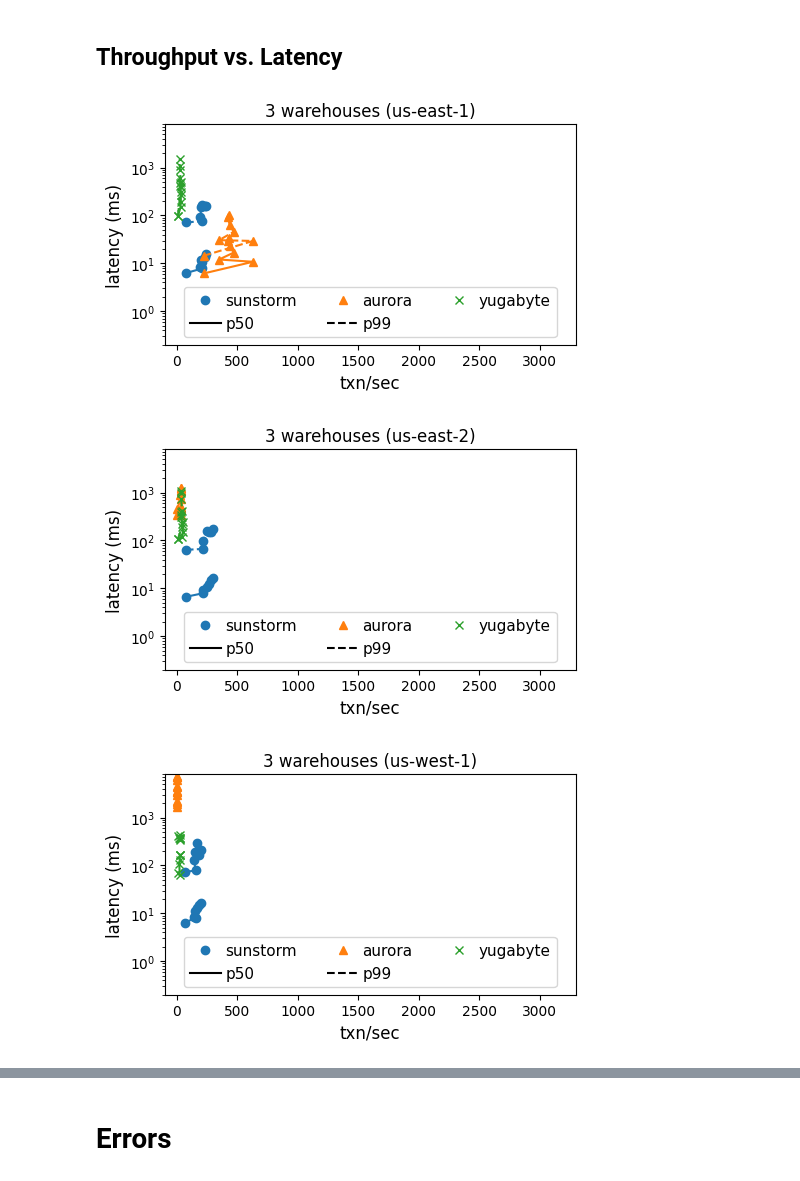
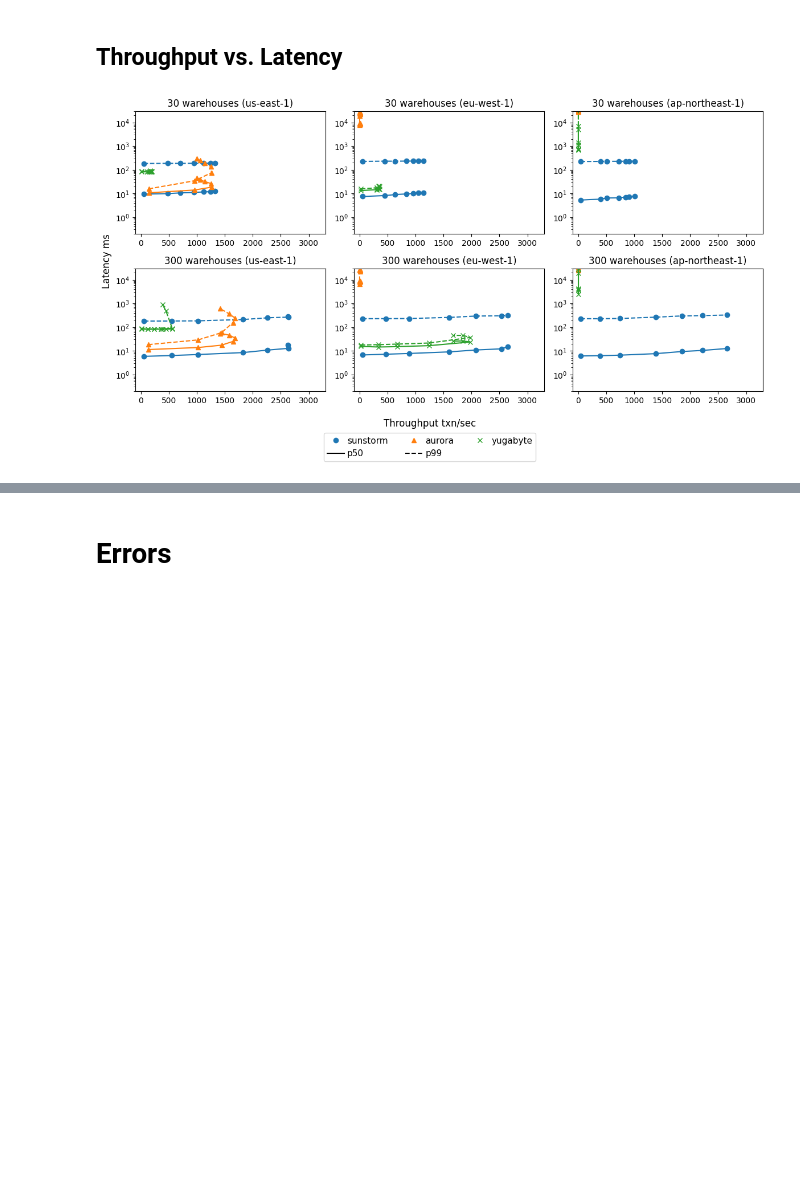
Before and after one commit to ctring/sunstorm-analysis, a Jupyter notebook: tpcc.ipynb, the cells around one changed output, grey strips where cells are left out. Saved outputs shown, nothing was run; the diff lists cells and outputs as text; code cells hidden in the pictures; blank space fills up the shorter version.

Commit message:
Updated cache files

```diff
--- a/tpcc.ipynb
+++ b/tpcc.ipynb
@@ -73,6 +73,7 @@ def collect_yugabyte_results(path, renew_cache: bool):
                 record.update(
                     compute_quantiles(
                         raw_df[raw_df["Transaction Name"] == transaction]["OperationLatency (microseconds)"],
+                        remove_lower_outliers=True,
                         remove_upper_outliers=True,
                         suffix=f".{transaction}"
                     )
@@ -81,6 +82,7 @@ def collect_yugabyte_results(path, renew_cache: bool):
             record.update(
                 compute_quantiles(
                     raw_df["OperationLatency (microseconds)"],
+                    remove_lower_outliers=True,
                     remove_upper_outliers=True
                 )
             )
@@ -118,6 +120,7 @@ sunstorm_throughput_df["terminals_rank"] = sunstorm_throughput_df["terminals"].r
 normalize_region_name(sunstorm_throughput_df)
 
 aurora_matcher = get_matcher("aurora")
+RENEW_CACHE = True
 aurora_throughput_df = collect_results(
     ROOT / "aurora",
     aurora_matcher,
@@ -127,6 +130,7 @@ aurora_throughput_df["system"] = "aurora"
 aurora_throughput_df["terminals_rank"] = aurora_throughput_df["terminals"].rank(method="dense")
 normalize_region_name(aurora_throughput_df)
 
+RENEW_CACHE = False
 yugabyte_matcher = get_matcher("yugabyte")
 yugabyte_throughput_df = collect_yugabyte_results(ROOT / "yugabyte", RENEW_CACHE)
 yugabyte_throughput_df["system"] = "yugabyte"
@@ -174,58 +193,67 @@ throughput_df.pivot_table(
 ## Throughput vs. Latency
 # %%
 from matplotlib.lines import Line2D
+from matplotlib.gridspec import GridSpec
 
 plt.rc('axes', labelsize=12)
 plt.rc('legend', fontsize=11)
+fig = plt.figure(figsize=(12, 6))
+gs = GridSpec(2, 3, figure=fig)
 
-for scalefactor in [1, 10, 100]:
+# for scalefactor in [1, 10, 100]:
+for s, scalefactor in enumerate([10, 100]):
     scale_df = throughput_df[throughput_df["scalefactor"] == scalefactor]
 
-    for region in ["1-us-east-1-0", "2-us-east-2-0", "3-us-west-1-0"]:
+    for r, region in enumerate(["1-us-east-1-0", "2-eu-west-1-0", "3-ap-northeast-1-0"]):
         region_df = scale_df[scale_df["region"] == region]
         region_name = {
             "1-us-east-1-0": "us-east-1",
-            "2-us-east-2-0": "us-east-2",
-            "3-us-west-1-0": "us-west-1",
+            "2-eu-west-1-0": "eu-west-1",
+            "3-ap-northeast-1-0": "ap-northeast-1",
         }[region]
 
-        fig, ax = plt.subplots(1, 1, figsize=(5, 3.2))
+        ax = plt.subplot(gs[s, r])
 
         for i, (system, marker) in enumerate(zip(SYSTEMS, ["o", "^", "x"])):
             system_df = region_df[region_df["system"] == system].sort_values("terminals_rank")
 
             for y, linestyle in [("p50.NewOrder", "-"), ("p99.NewOrder", "--")]:
                 system_df.plot(
                     title=f"{scalefactor*3} warehouses ({region_name})",
                     x="throughput",
-                    xlabel="txn/sec",
                     y=y,
-                    ylabel=f"latency (ms)",
                     style=f"{marker}{linestyle}C{i}",
                     rot=0,
                     logy=True,
                     # logx=True,
                     xlim=(-100, 3300),
                     ax=ax,
                 )
+                ax.get_legend().remove()
+                ax.set_xlabel("")
 
-        ax.set_ylim(bottom=0.2, top=8000)
-        ax.legend(
-            handles=[
-                Line2D([0], [0], lw=0, marker='o', color='C0', markerfacecolor='C0', label='sunstorm'),
-                Line2D([0], [0], color='k', linestyle='-', label='p50'),
-                Line2D([0], [0], lw=0, marker='^', color='C1', markerfacecolor='C1', label='aurora'),
-                Line2D([0], [0], color='k', linestyle='--', label='p99'),
-                Line2D([0], [0], lw=0, marker='x', color='C2', markerfacecolor='C2', label='yugabyte'),
-            ],
-            title="",
-            ncol=3,
-            loc="lower center",
-            handletextpad=0.3,
-        )
-        fig.tight_layout()
-        fig.savefig(f"output/tpcc-wh{scalefactor}-{region_name}.pdf", bbox_inches="tight")
+        ax.set_ylim(bottom=0.2, top=30000)
+
+# ax.set_ylabel("latency (ms)")
+fig.supylabel("Latency ms", y=0.5)
+fig.supxlabel("Throughput txn/sec", x=0.5)
+# fig.suptitle("TPC-C NewOrder Transaction")
+
+handles=[
+    Line2D([0], [0], lw=0, marker='o', color='C0', markerfacecolor='C0', label='sunstorm'),
+    Line2D([0], [0], color='k', linestyle='-', label='p50'),
+    Line2D([0], [0], lw=0, marker='^', color='C1', markerfacecolor='C1', label='aurora'),
+    Line2D([0], [0], color='k', linestyle='--', label='p99'),
+    Line2D([0], [0], lw=0, marker='x', color='C2', markerfacecolor='C2', label='yugabyte'),]
+
+fig.legend(handles=handles,
+           title="",
+           ncol=3,
+           loc="upper center",
+           handletextpad=0.3,
+           bbox_to_anchor=(0.5,0.01)  # Adjust legend position if needed
+          )
+plt.tight_layout()
+        # fig.savefig(f"output/tpcc-wh{scalefactor}-{region_name}.pdf", bbox_inches="tight")
 # %% [output]
-[figure, old version]
+[figure, new version]
-[figure, removed]
-[figure, removed]
```
Also changed, not shown: parts of 7 cells of this notebook, 25 other files.
